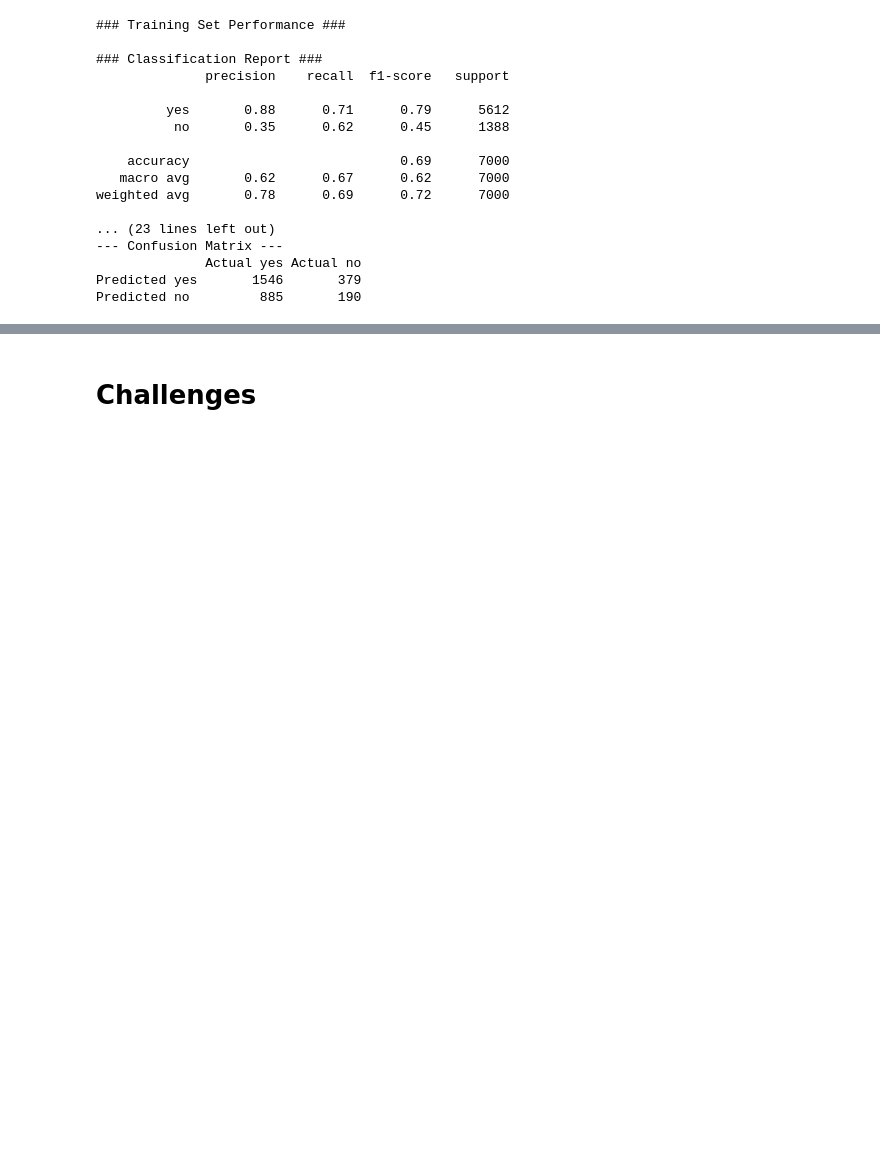
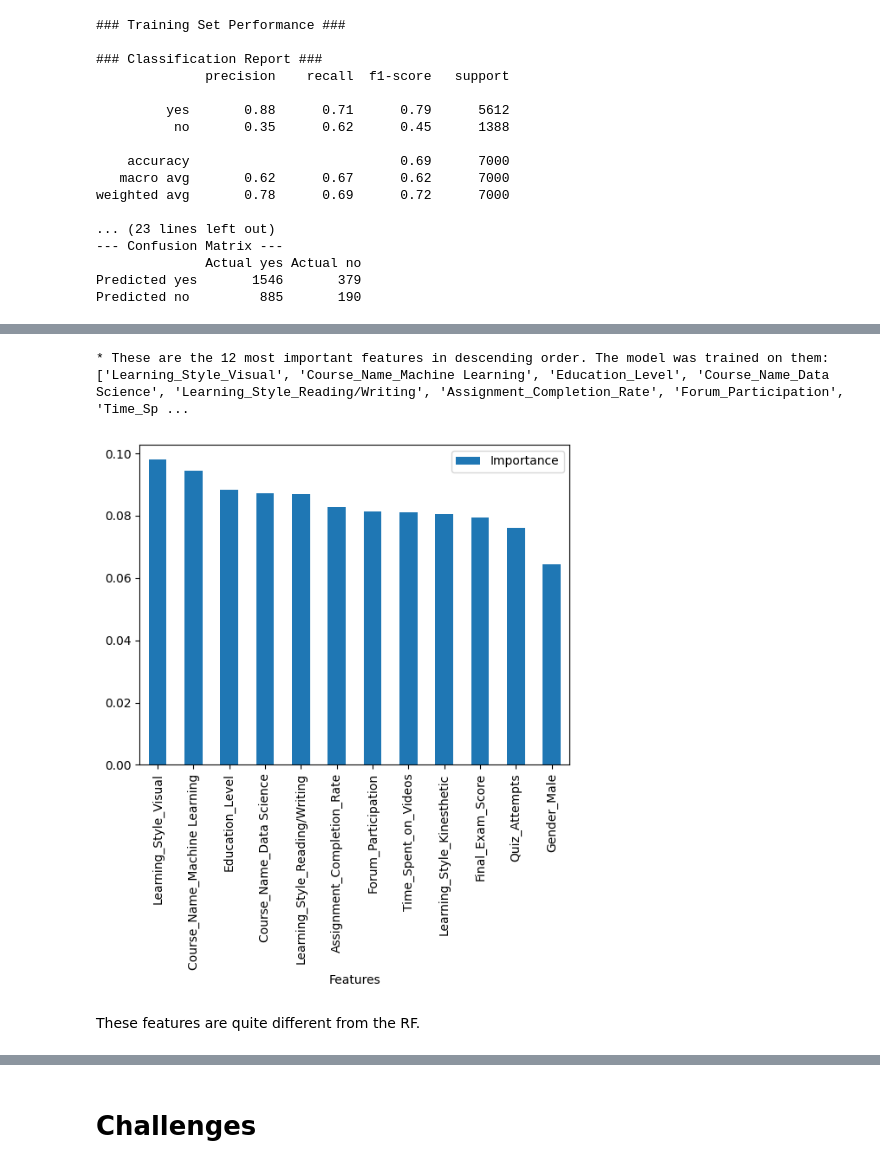
Before and after one commit to narendran-manoharan/synthetic_learning_behavior_analysis, a Jupyter notebook: project_work-jupyter_notebooks/synthetic_learning_behavior_analysis_transform02.ipynb, the cells around one changed output, grey strips where cells are left out. Cells and saved outputs as stored; diff of their text form; code cells hidden in the pictures; blank space fills up the shorter version.

```diff
--- a/project_work-jupyter_notebooks/synthetic_learning_behavior_analysis_transform02.ipynb
+++ b/project_work-jupyter_notebooks/synthetic_learning_behavior_analysis_transform02.ipynb
@@ -566,3 +566,20 @@ weighted avg       0.78      0.69      0.72      7000
               Actual yes Actual no
 Predicted yes       1546       379
 Predicted no         885       190
+# %%
+from sklearn.model_selection import train_test_split # Importing train_test_split for splitting the dataset
+
+# Splitting the dataset into training and testing sets
+X_train, X_test, y_train, y_test = train_test_split(
+    df.drop(["Dropout_Likelihood"], axis=1),
+    df["Dropout_Likelihood"],
+    test_size = 0.3,
+    random_state = 42
+)
+
+print("Training set size: ",
+      X_train.shape,
+      y_test.shape,
+      "\n Testing set size: ",
+      X_test.shape,
+      y_test.shape)
@@ -568,0 +589,23 @@ Predicted no         885       190
+# %%
+### Feat Scaling
+from sklearn.preprocessing import StandardScaler
+
+### Feat Selection
+from sklearn.feature_selection import SelectFromModel
+
+### ML algorithms
+from xgboost import XGBClassifier
+
+
+def pipeline_xgboost_classifier():
+  pipeline = Pipeline([
+      ( "feat_scaling",StandardScaler() ),
+      ( "feat_selection",SelectFromModel(XGBClassifier(random_state=42)) ),
+      ( "model", XGBClassifier(random_state=42)),
+
+    ])
+
+  return pipeline
+# %%
+pipeline = pipeline_xgboost_classifier()
+pipeline.fit(X_train, y_train)
@@ -568,0 +630,11 @@ Predicted no         885       190
+# %%
+feature_importance_tree_based_models(model = pipeline['model'],
+                                     columns =  X_train.columns
+                                     [pipeline['feat_selection'].get_support()]
+                                     )
+# %% [output]
+* These are the 12 most important features in descending order. The model was trained on them:
+['Learning_Style_Visual', 'Course_Name_Machine Learning', 'Education_Level', 'Course_Name_Data Science', 'Learning_Style_Reading/Writing', 'Assignment_Completion_Rate', 'Forum_Participation', 'Time_Sp ...
+[figure, added]
+# %% [markdown]
+These features are quite different from the RF.
```
Also changed, not shown: parts of 3 cells of this notebook.
